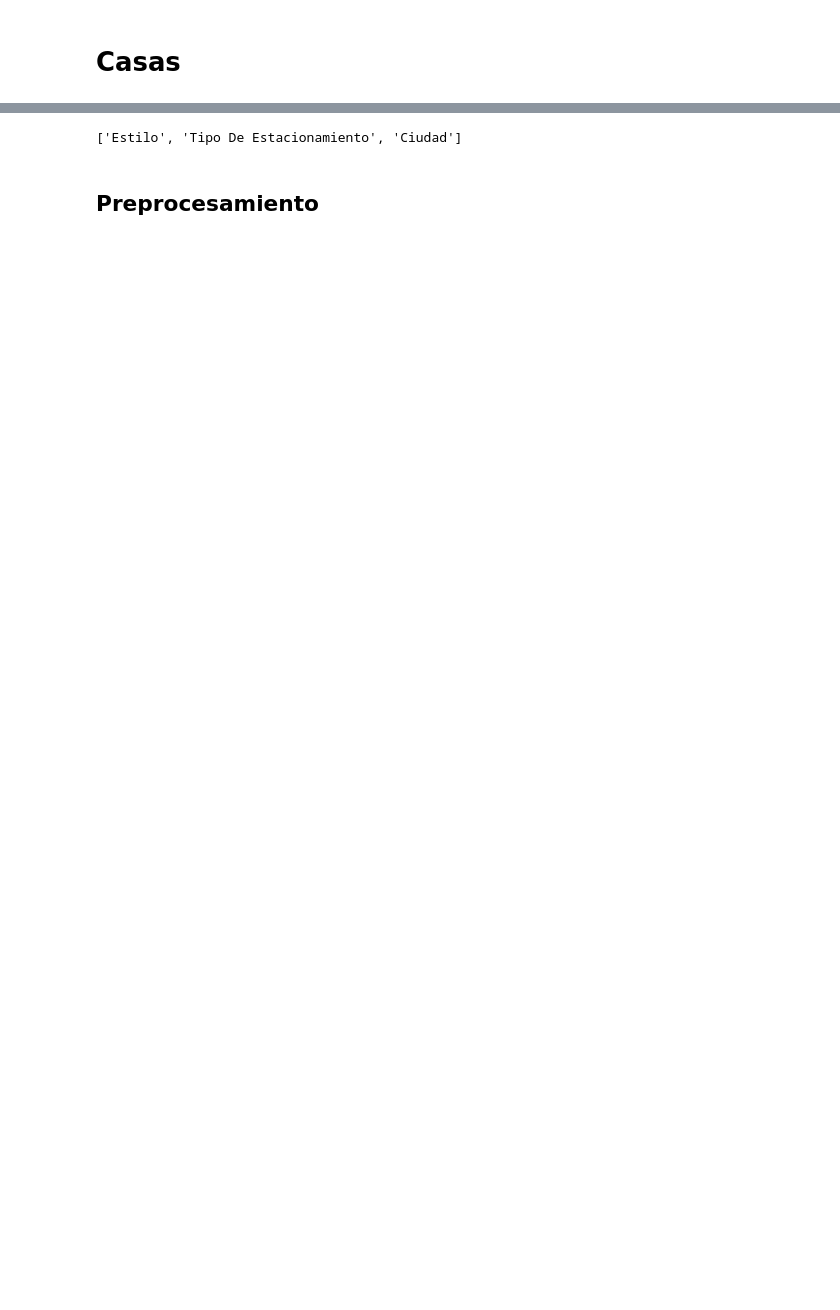
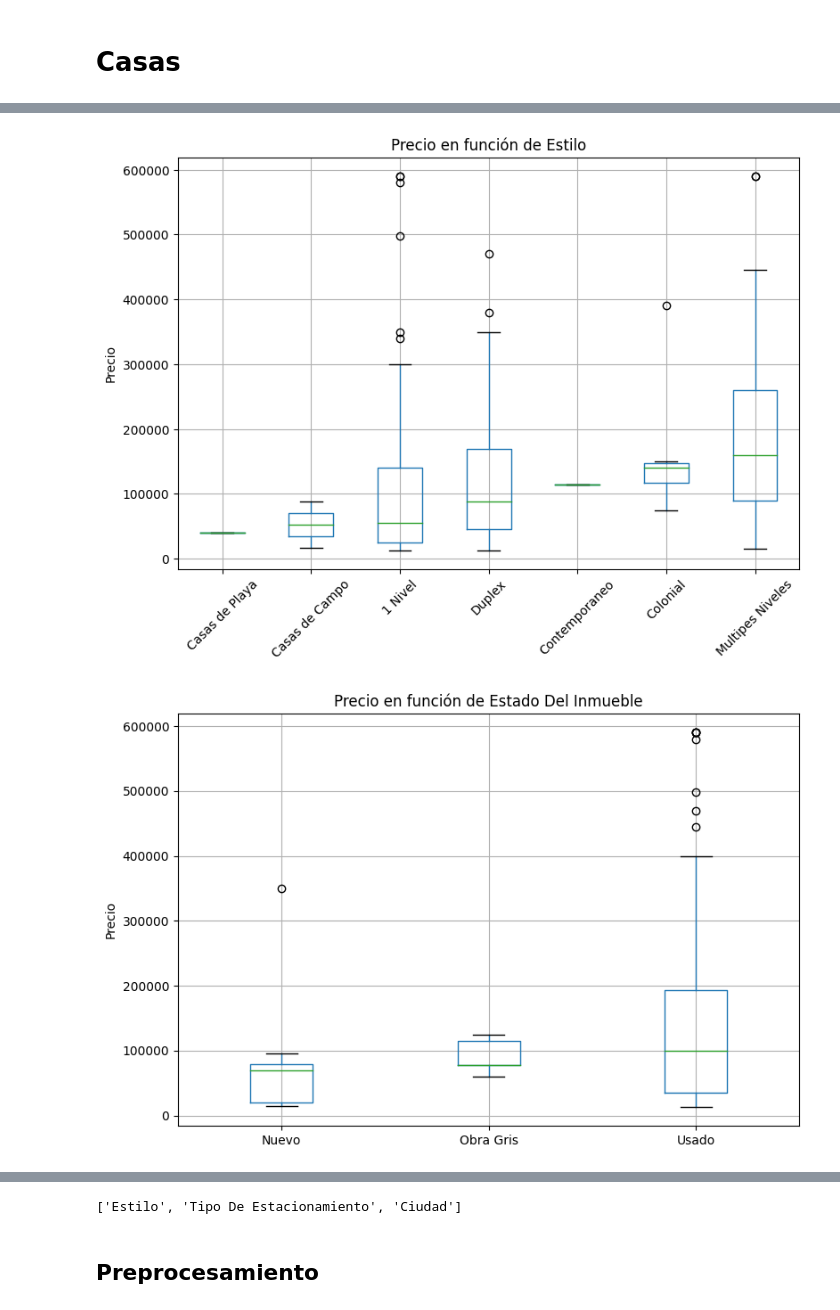
Before and after one commit to jmartinelena/propiedades-venezuela, a Jupyter notebook: machine_learning.ipynb, the cells around one changed output, grey strips where cells are left out. Saved outputs shown, nothing was run; the diff lists cells and outputs as text; code cells hidden in the pictures; blank space fills up the shorter version.

```diff
--- a/machine_learning.ipynb
+++ b/machine_learning.ipynb
@@ -76,7 +85,7 @@ houses.head()
 # %%
 house_numeric_features = ['Área Privada', 'Terreno']
 houses_ordinal_features = ['Dormitorios', 'Total Baños', 'Puestos De Estacionamiento']
-houses_categorical_features = ['Estilo', 'Estado Del Inmueble', 'Tipo De Estacionamiento', 'Calle', 'Ciudad']
+houses_categorical_features = ['Estilo', 'Estado Del Inmueble', 'Tipo De Estacionamiento', 'Calle', 'Estado', 'Ciudad']
 # %%
 graph_numeric_relations(houses, house_numeric_features)
 # %% [output]
@@ -98,0 +100,5 @@ graph_categorical_relations(houses[houses['Precio'] < houses['Precio'].quantile(
+# %%
+graph_categorical_relations(houses, houses_categorical_features)
+# %% [output]
+[figure, added]
+[figure, added]
```
Also changed, not shown: parts of 26 cells of this notebook.
